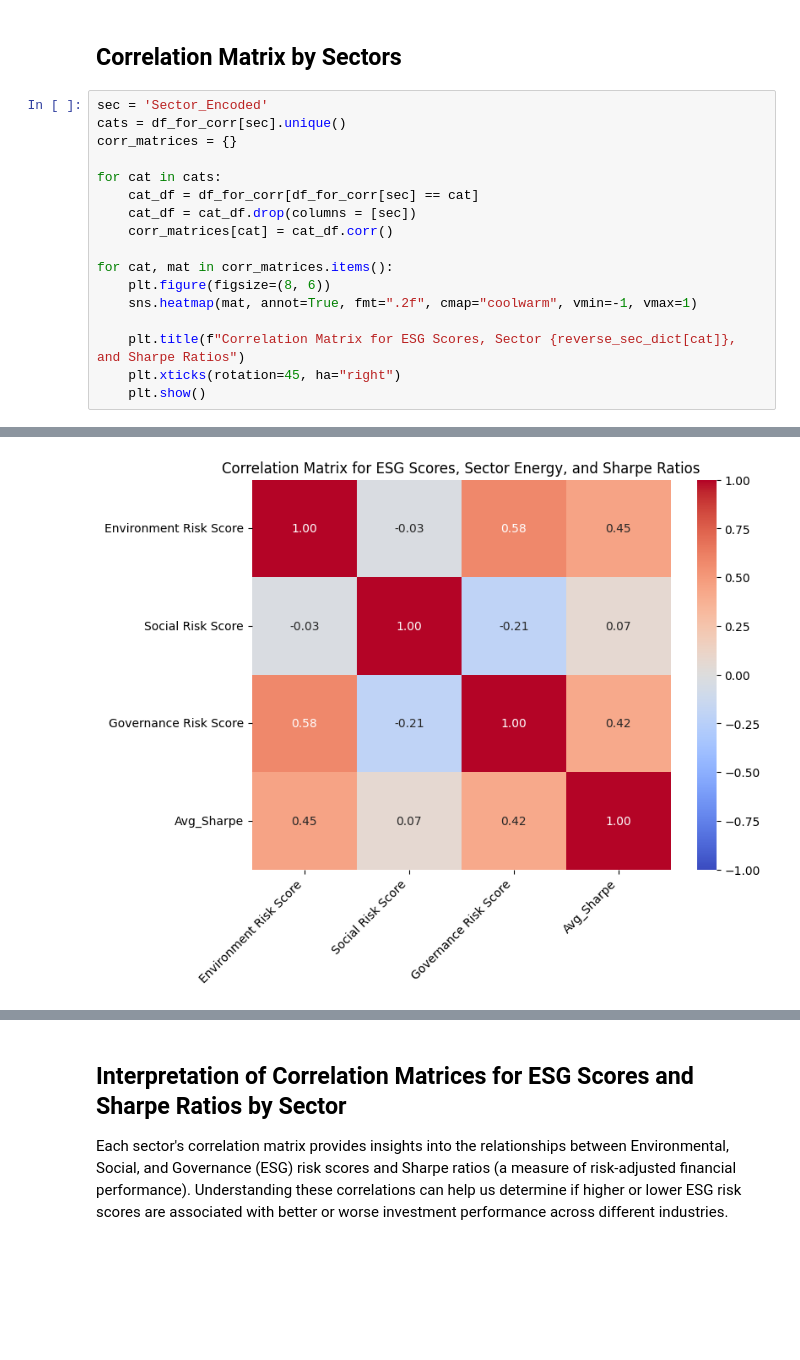
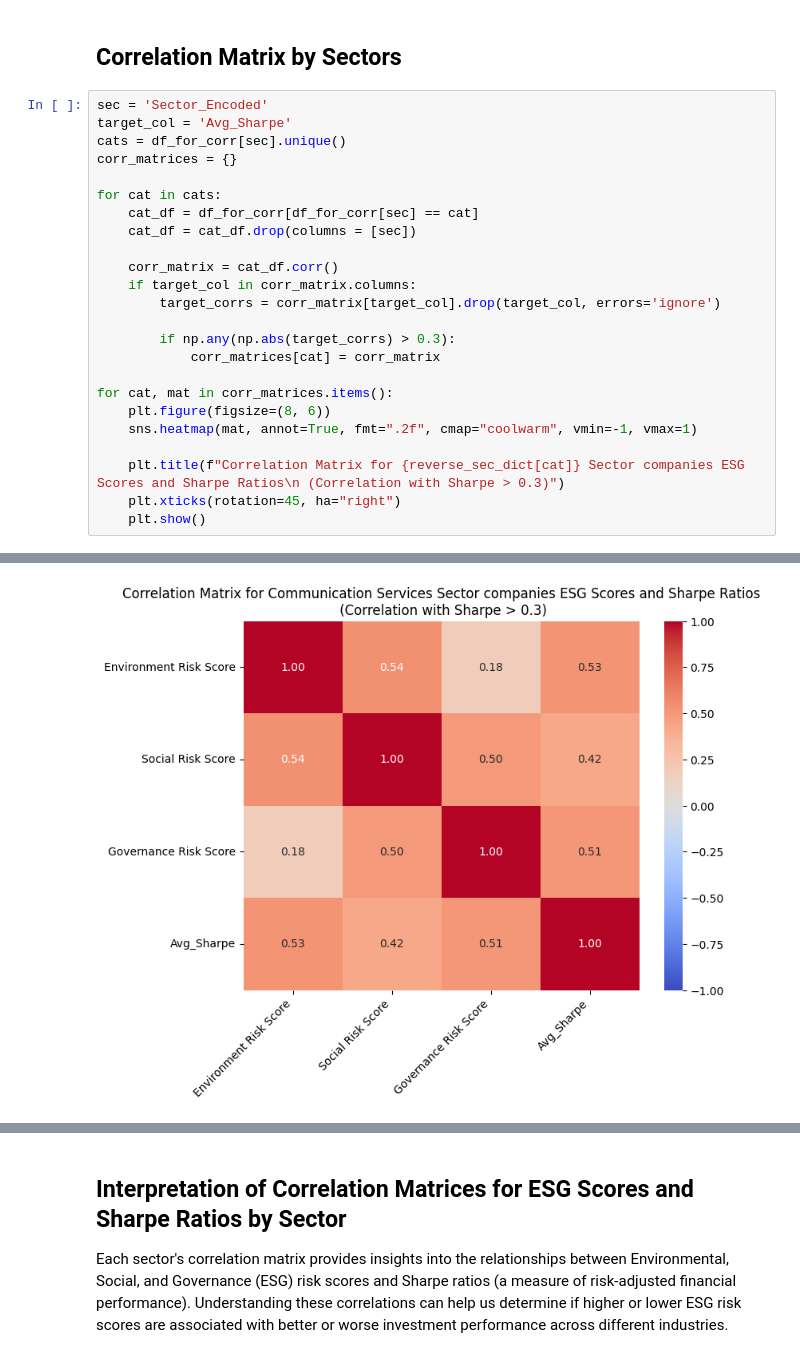
Before and after one commit to navanni/WI25_Portfolio, a Jupyter notebook: FinalProject_Group145_WI25.ipynb, the cells around one changed output, grey strips where cells are left out. Drawn from its saved outputs; the diff is of its cells as text; blank space fills up the shorter version.

```diff
--- a/FinalProject_Group145_WI25.ipynb
+++ b/FinalProject_Group145_WI25.ipynb
@@ -601,19 +629,26 @@ print(merged_df[["Sector"]].head())
 ## Correlation Matrix by Sectors
 # %%
 sec = 'Sector_Encoded'
+target_col = 'Avg_Sharpe'
 cats = df_for_corr[sec].unique()
 corr_matrices = {}
 
 for cat in cats:
     cat_df = df_for_corr[df_for_corr[sec] == cat]
     cat_df = cat_df.drop(columns = [sec])
-    corr_matrices[cat] = cat_df.corr()
+
+    corr_matrix = cat_df.corr()
+    if target_col in corr_matrix.columns:
+        target_corrs = corr_matrix[target_col].drop(target_col, errors='ignore')
+
+        if np.any(np.abs(target_corrs) > 0.3):
+            corr_matrices[cat] = corr_matrix
 
 for cat, mat in corr_matrices.items():
     plt.figure(figsize=(8, 6))
     sns.heatmap(mat, annot=True, fmt=".2f", cmap="coolwarm", vmin=-1, vmax=1)
 
-    plt.title(f"Correlation Matrix for ESG Scores, Sector {reverse_sec_dict[cat]}, and Sharpe Ratios")
+    plt.title(f"Correlation Matrix for {reverse_sec_dict[cat]} Sector companies ESG Scores and Sharpe Ratios\n (Correlation with Sharpe > 0.3)")
     plt.xticks(rotation=45, ha="right")
     plt.show()
 # %% [output]
@@ -626 +661 @@ for cat, mat in corr_matrices.items():
-[figure, old version]
+[figure, new version]
```
Also changed, not shown: parts of 9 cells of this notebook.
